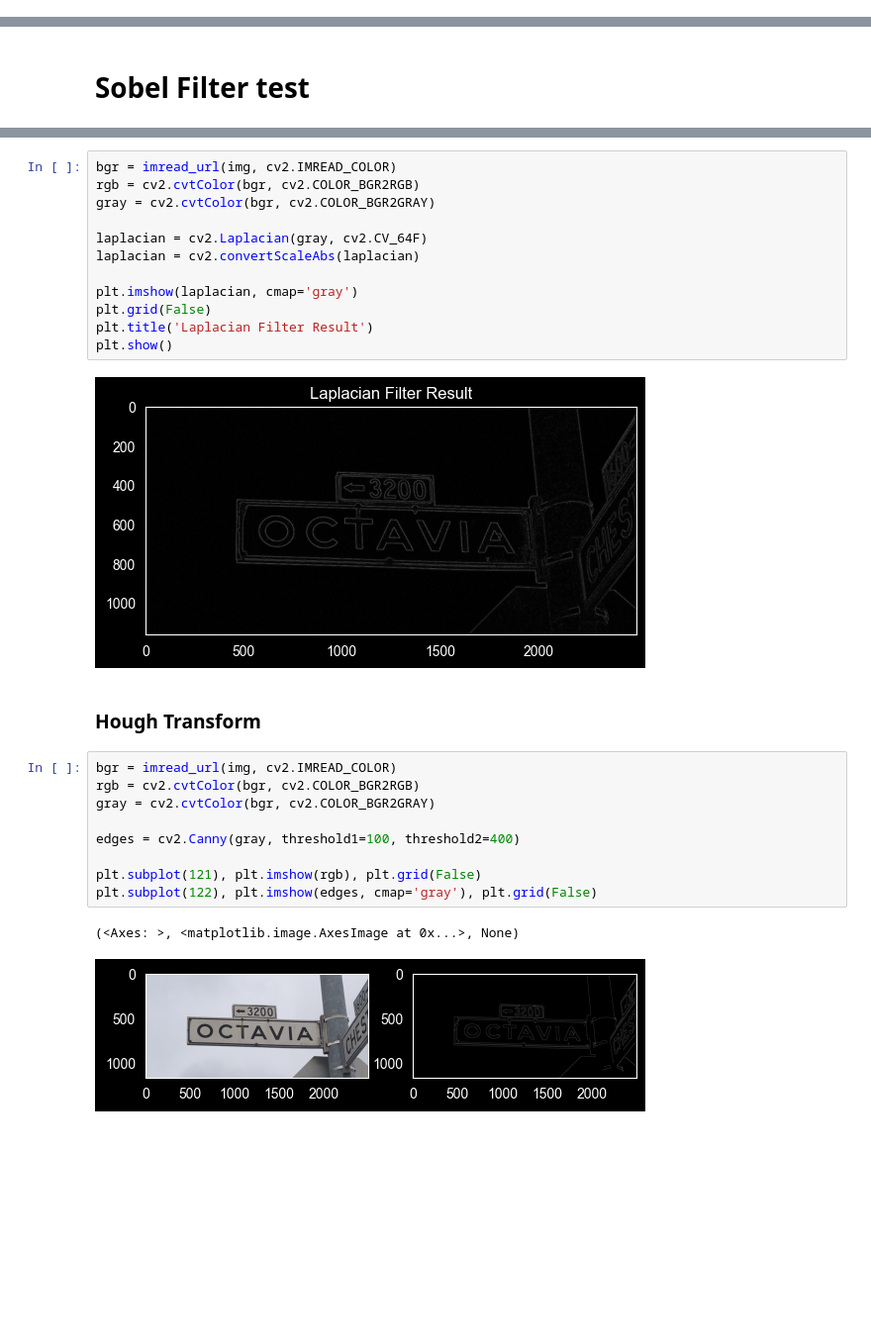
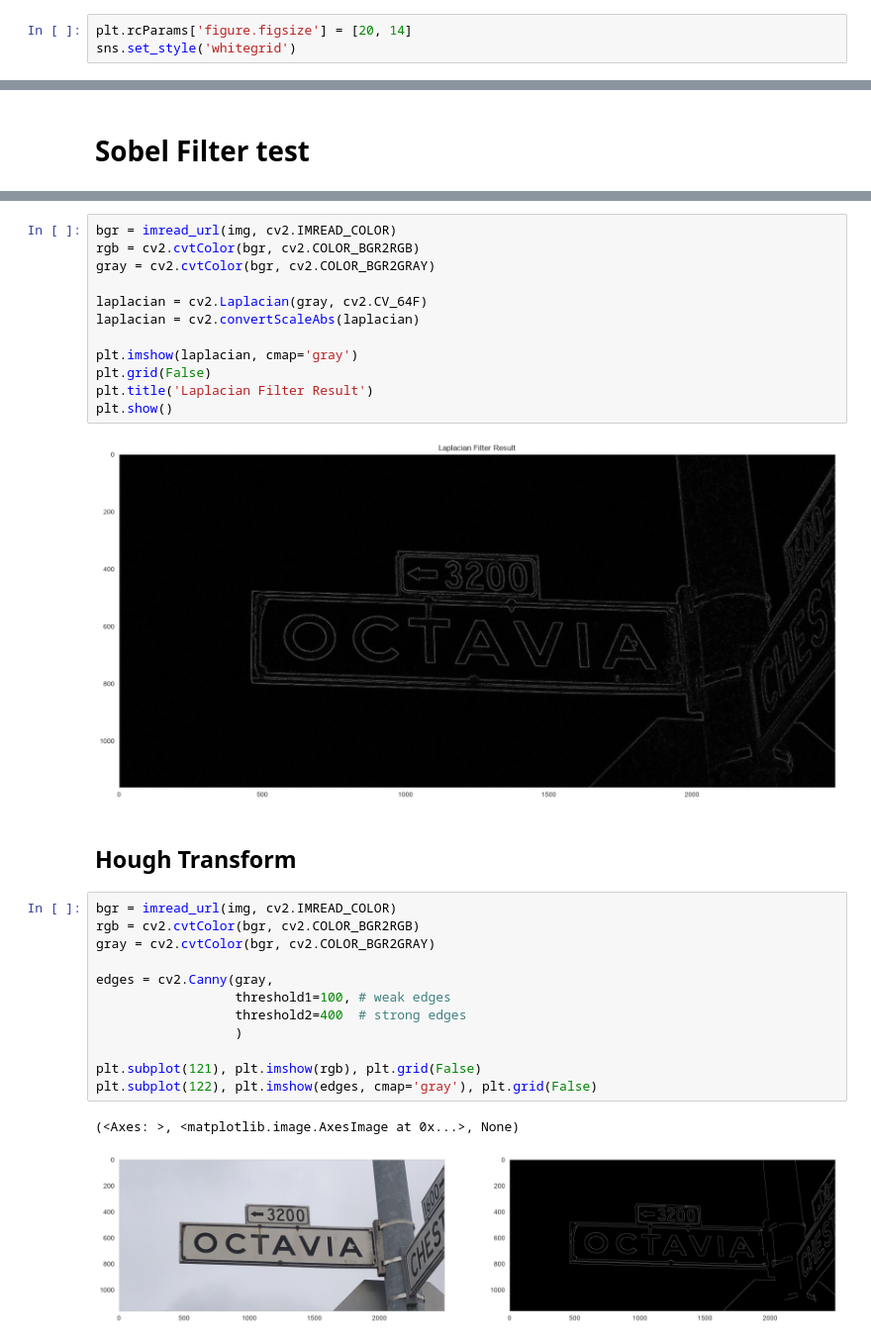
Before and after one commit to KevinShindel/ComputerVision, a Jupyter notebook: RobotDreams/lesson_4/FiltersTest.ipynb, the cells around one changed output, grey strips where cells are left out. Shown at 99% size. Cells and saved outputs as stored; diff of their text form; blank space fills up the shorter version.

```diff
--- a/RobotDreams/lesson_4/FiltersTest.ipynb
+++ b/RobotDreams/lesson_4/FiltersTest.ipynb
@@ -5,0 +28,3 @@ from urllib.request import Request, urlopen
+# %%
+plt.rcParams['figure.figsize'] = [20, 14]
+sns.set_style('whitegrid')
@@ -116,19 +158,22 @@ plt.grid(False)
 plt.title('Laplacian Filter Result')
 plt.show()
 # %% [output]
-[figure, old version]
+[figure, new version]
 # %% [markdown]
-### Hough Transform
+## Hough Transform
 # %%
 bgr = imread_url(img, cv2.IMREAD_COLOR)
 rgb = cv2.cvtColor(bgr, cv2.COLOR_BGR2RGB)
 gray = cv2.cvtColor(bgr, cv2.COLOR_BGR2GRAY)
 
-edges = cv2.Canny(gray, threshold1=100, threshold2=400)
+edges = cv2.Canny(gray,
+                  threshold1=100, # weak edges
+                  threshold2=400  # strong edges
+                  )
 
 plt.subplot(121), plt.imshow(rgb), plt.grid(False)
 plt.subplot(122), plt.imshow(edges, cmap='gray'), plt.grid(False)
 # %% [output]
 (<Axes: >, <matplotlib.image.AxesImage at 0x...>, None)
-[figure, old version]
+[figure, new version]
 # %%
```
Also changed, not shown: parts of 15 cells of this notebook, 7 other files.
